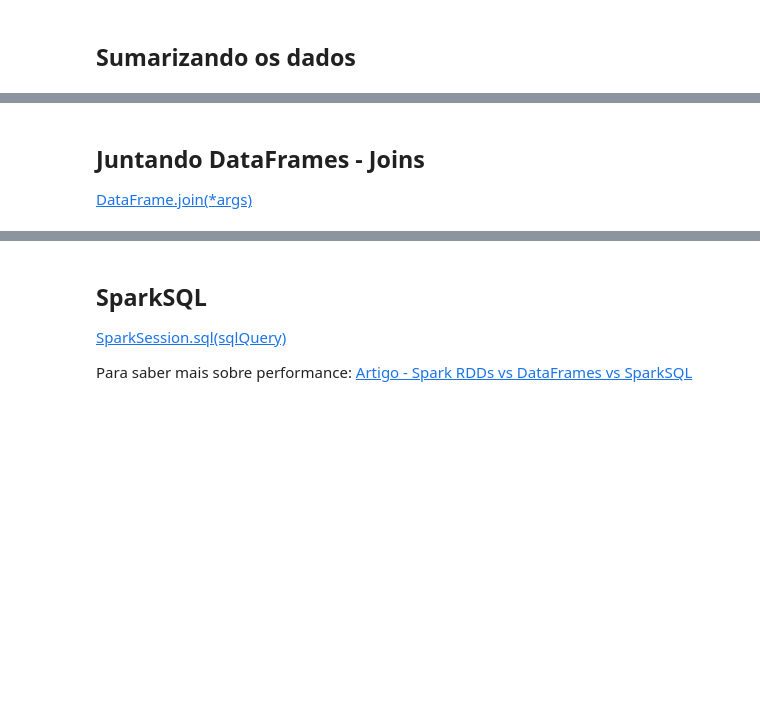
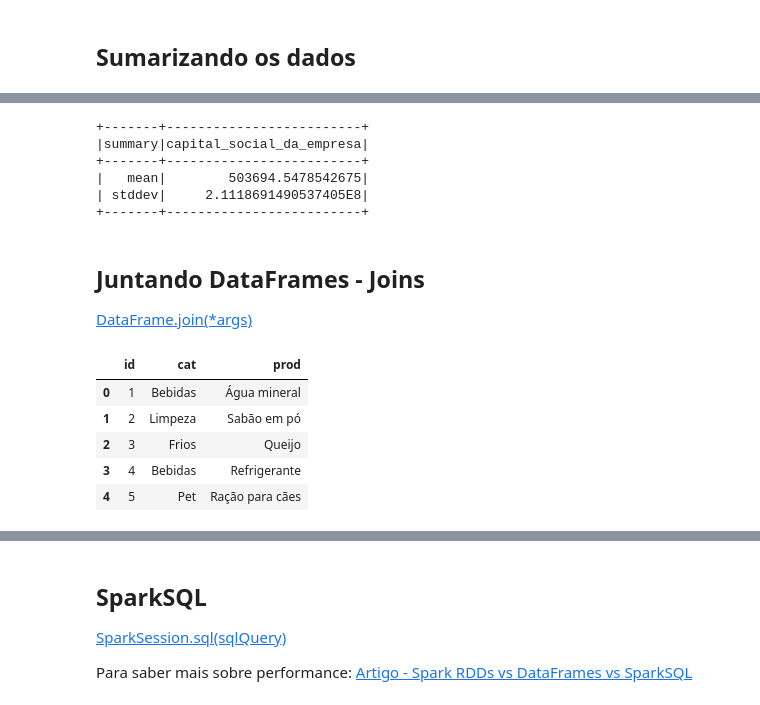
Before and after one commit to jeanhrsouza/apache-spark-python, a Jupyter notebook: 01 - Spark/aula0_projeto_spark.ipynb, the cells around one changed output, grey strips where cells are left out. Saved outputs shown, nothing was run; the diff lists cells and outputs as text; code cells hidden in the pictures; blank space fills up the shorter version.

```diff
--- a/01 - Spark/aula0_projeto_spark.ipynb
+++ b/01 - Spark/aula0_projeto_spark.ipynb
@@ -1163,4 +1225,49 @@ only showing top 15 rows
+# %%
+#Exibindo somente a média e a média de desvio padrão
+empresas\
+  .select('capital_social_da_empresa')\
+  .summary("mean","stddev")\
+  .show()
+# %% [output]
++-------+-------------------------+
+|summary|capital_social_da_empresa|
++-------+-------------------------+
+|   mean|        503694.5478542675|
+| stddev|     2.1118691490537405E8|
++-------+-------------------------+
 # %% [markdown]
 ## Juntando DataFrames - Joins
 
 [DataFrame.join(*args)](https://spark.apache.org/docs/3.1.2/api/python/reference/api/pyspark.sql.DataFrame.join.html)
+# %%
+# Criando dataframe de produtos com id, classificação e o nome do produto
+produtos = spark.createDataFrame(
+    [
+        ('1', 'Bebidas', 'Água mineral'),
+        ('2', 'Limpeza', 'Sabão em pó'),
+        ('3', 'Frios', 'Queijo'),
+        ('4', 'Bebidas', 'Refrigerante'),
+        ('5', 'Pet', 'Ração para cães')
+    ],
+    ['id', 'cat', 'prod']
+)
+
+#Criando dataframe com a categoria do produto e a taxa de imposto
+impostos = spark.createDataFrame(
+    [
+        ('Bebidas', 0.15),
+        ('Limpeza', 0.05),
+        ('Frios', 0.065),
+        ('Carnes', 0.08)
+    ],
+    ['cat', 'tax']
+)
+# %%
+produtos.toPandas()
+# %% [output]
+|  | id | cat | prod |
+| 0 | 1 | Bebidas | Água mineral |
+| 1 | 2 | Limpeza | Sabão em pó |
+| 2 | 3 | Frios | Queijo |
+| 3 | 4 | Bebidas | Refrigerante |
+| 4 | 5 | Pet | Ração para cães |
```
Also changed, not shown: parts of 27 cells of this notebook.
